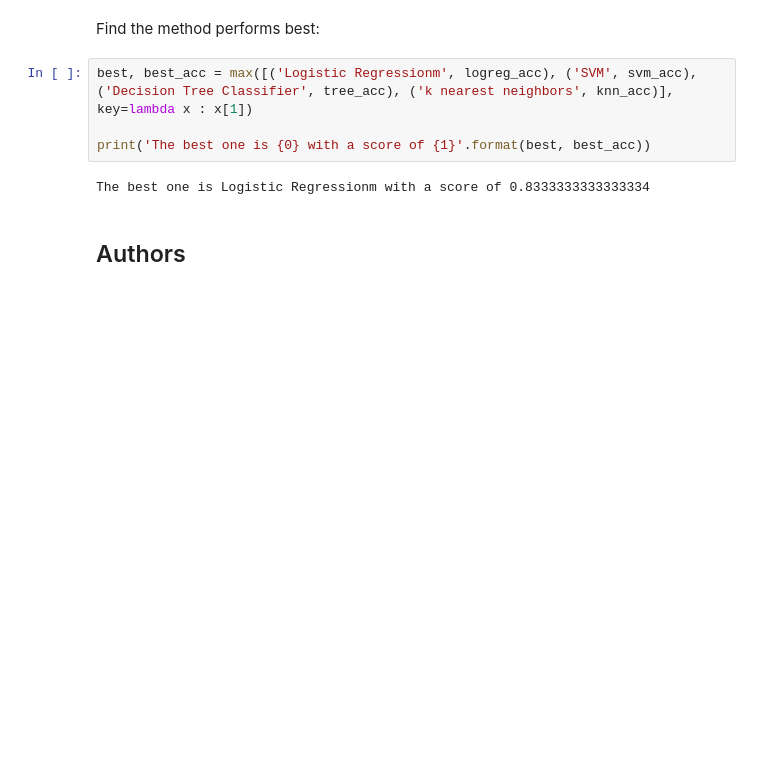
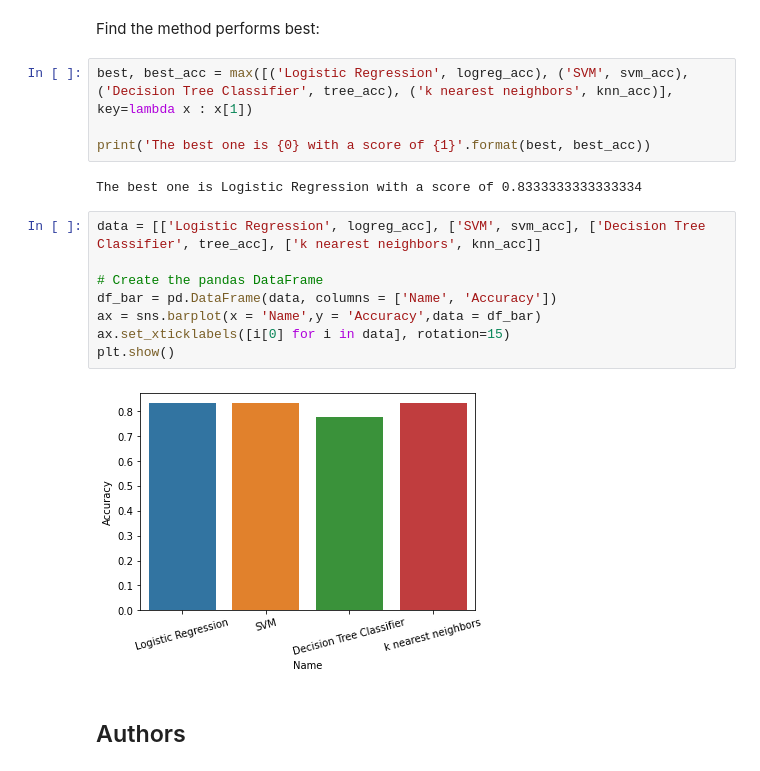
Before and after one commit to Liyashen/IBM-Data-Science, a Jupyter notebook: Machine Learning Prediction.ipynb, the cells around one changed output. Drawn from its saved outputs; the diff is of its cells as text; blank space fills up the shorter version.

```diff
--- a/Machine Learning Prediction.ipynb
+++ b/Machine Learning Prediction.ipynb
@@ -356,11 +357,21 @@ plot_confusion_matrix(Y_test,yhat)
 # %% [markdown]
 Find the method performs best:
 # %%
-best, best_acc = max([('Logistic Regressionm', logreg_acc), ('SVM', svm_acc), ('Decision Tree Classifier', tree_acc), ('k nearest neighbors', knn_acc)], key=lambda x : x[1])
+best, best_acc = max([('Logistic Regression', logreg_acc), ('SVM', svm_acc), ('Decision Tree Classifier', tree_acc), ('k nearest neighbors', knn_acc)], key=lambda x : x[1])
 
 print('The best one is {0} with a score of {1}'.format(best, best_acc))
 # %% [output]
-The best one is Logistic Regressionm with a score of 0.8333333333333334
+The best one is Logistic Regression with a score of 0.8333333333333334
+# %%
+data = [['Logistic Regression', logreg_acc], ['SVM', svm_acc], ['Decision Tree Classifier', tree_acc], ['k nearest neighbors', knn_acc]]
+
+# Create the pandas DataFrame
+df_bar = pd.DataFrame(data, columns = ['Name', 'Accuracy'])
+ax = sns.barplot(x = 'Name',y = 'Accuracy',data = df_bar)
+ax.set_xticklabels([i[0] for i in data], rotation=15)
+plt.show()
+# %% [output]
+[figure, added]
 # %% [markdown]
 ## Authors
 # %% [markdown]
```
Also changed, not shown: parts of 4 cells of this notebook.
